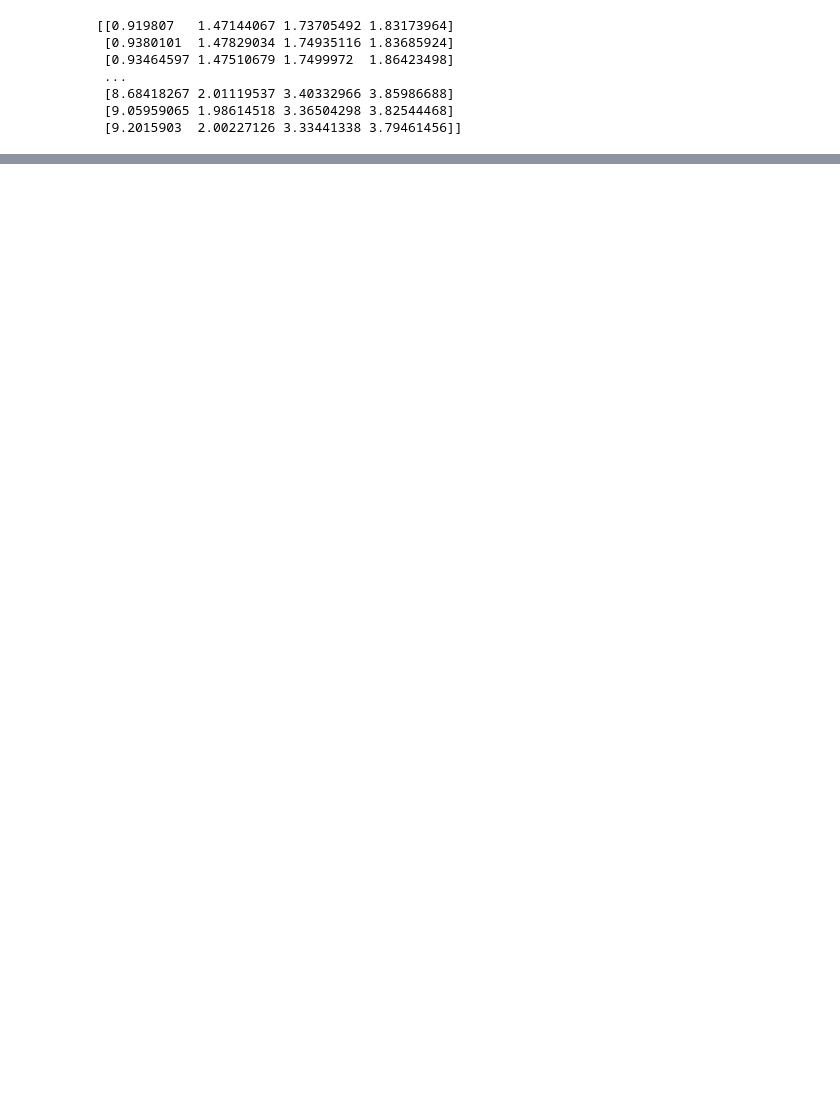
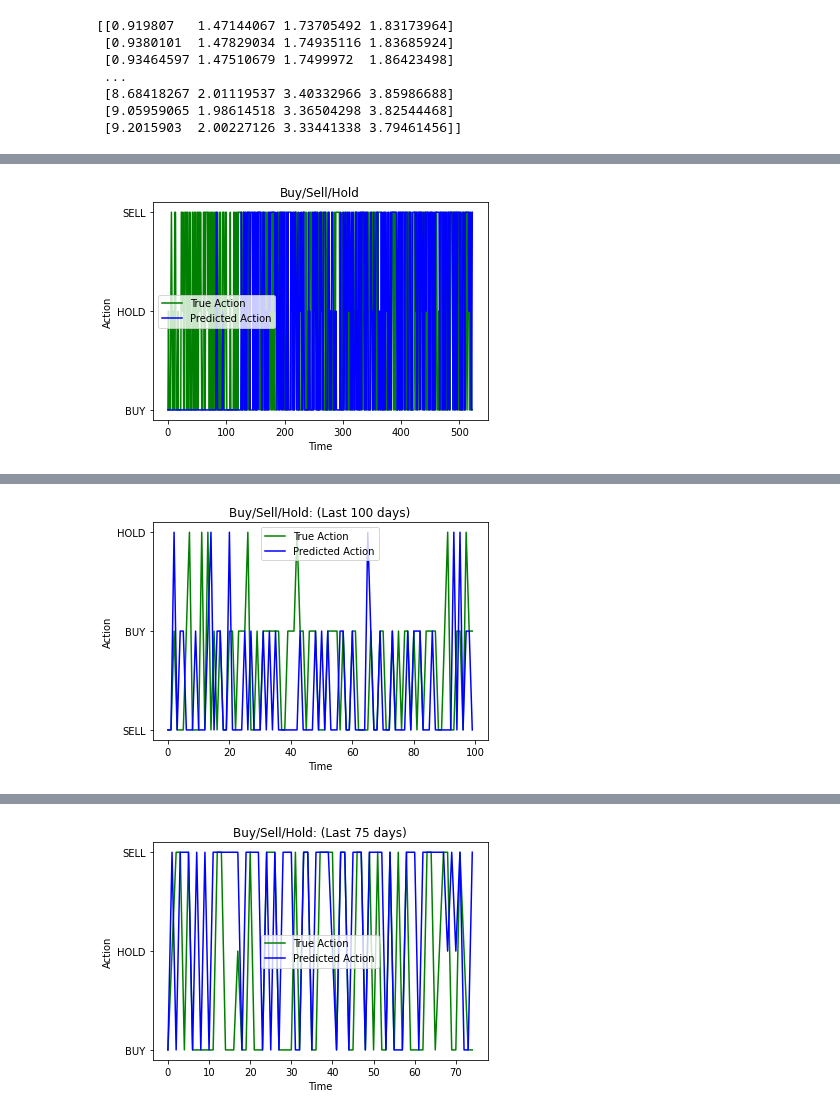
Before and after one commit to MKL0501/ML_CryptoStock_Tracking, a Jupyter notebook: Stock_Trainer.ipynb, the cells around one changed output, grey strips where cells are left out. Cells and saved outputs as stored; diff of their text form; code cells hidden in the pictures; blank space fills up the shorter version.

Commit message:
Added buy-sell info

```diff
--- a/Stock_Trainer.ipynb
+++ b/Stock_Trainer.ipynb
@@ -846,0 +847,76 @@ plt.show()
+# %%
+# In[Buy/Sell/Hold]
+
+#percent change margin
+buy_margin = 0.003   #should be positive
+sell_margin = -0.003  #should be negative
+
+# buy/sell/hold
+def buy_sell(initial, final):
+    if initial == 0:
+        initial = 0.000001
+    if ((final - initial) / initial) >= buy_margin:
+        return 'BUY'  #BUY
+    elif ((final - initial) / initial) <= sell_margin:
+        return 'SELL'  #SELL
+    else:
+        return 'HOLD'  #HOLD
+
+#get classification
+true_action = []
+pred_action = []
+for index, row in final_df.iterrows():
+    true_action.append(buy_sell(initial = row['adjclose'], final = row['true_adjclose_1']))
+    pred_action.append(buy_sell(initial = row['adjclose'], final = row['adjclose_1']))
+
+# plot buy/sell/hold predictions verus truth
+def info_buy_sell(truth, prediction, num_days = 0):
+    plt.plot(
+             truth[(-1 * num_days):],
+             label = 'True Action',
+            color = 'green',
+            linestyle = 'solid'
+            )
+
+    plt.plot(
+            prediction[(-1 * num_days):],
+            label = 'Predicted Action',
+            color = 'blue',
+            linestyle = 'solid'
+            )
+    if num_days == 0:
+        plt.title('Buy/Sell/Hold')
+    else:
+        plt.title('Buy/Sell/Hold: (Last ' + str(num_days) + ' days)')
+    plt.xlabel('Time')
+    plt.ylabel('Action')
+    plt.legend()
+    plt.show()
+
+    print('\nAccuracy =', accuracy_score(true_action[(-1 * num_days):], pred_action[(-1 * num_days):]))
+    print('True Ratio =', accuracy_score(true_action[(-1 * num_days):], pred_action[(-1 * num_days):], normalize = False), '/', len(true_action[(-1 * num_days):]), '\n')
+
+    print(pd.DataFrame(
+                    data = {
+                            'Precision':precision_score(true_action[(-1 * num_days):], pred_action[(-1 * num_days):], average = None),
+                            'Recall':recall_score(true_action[(-1 * num_days):], pred_action[(-1 * num_days):], average = None),
+                            'F1-Score':f1_score(true_action[(-1 * num_days):], pred_action[(-1 * num_days):], average = None)
+                            },
+                    index = ['BUY', 'SELL', 'HOLD']
+                    ))
+
+    print('\nConfusion Matix:\n', pd.DataFrame(
+                                                data = confusion_matrix(true_action[(-1 * num_days):], pred_action[(-1 * num_days):]),
+                                                index = ['BUY', 'SELL', 'HOLD'],
+                                                columns = ['BUY', 'SELL', 'HOLD']
+                                              ), '\n')
+    print('---------------------------------------------\n')
+
+# print accuracy and plots
+info_buy_sell(truth = true_action, prediction = pred_action)
+info_buy_sell(truth = true_action, prediction = pred_action, num_days = 100)
+info_buy_sell(truth = true_action, prediction = pred_action, num_days = 75)
+info_buy_sell(truth = true_action, prediction = pred_action, num_days = 50)
+info_buy_sell(truth = true_action, prediction = pred_action, num_days = 25)
+# %% [output]
+[figure, added]
@@ -846,0 +938 @@ plt.show()
+[figure, added]
@@ -846,0 +954 @@ plt.show()
+[figure, added]
```
Also changed, not shown: parts of 12 cells of this notebook.
